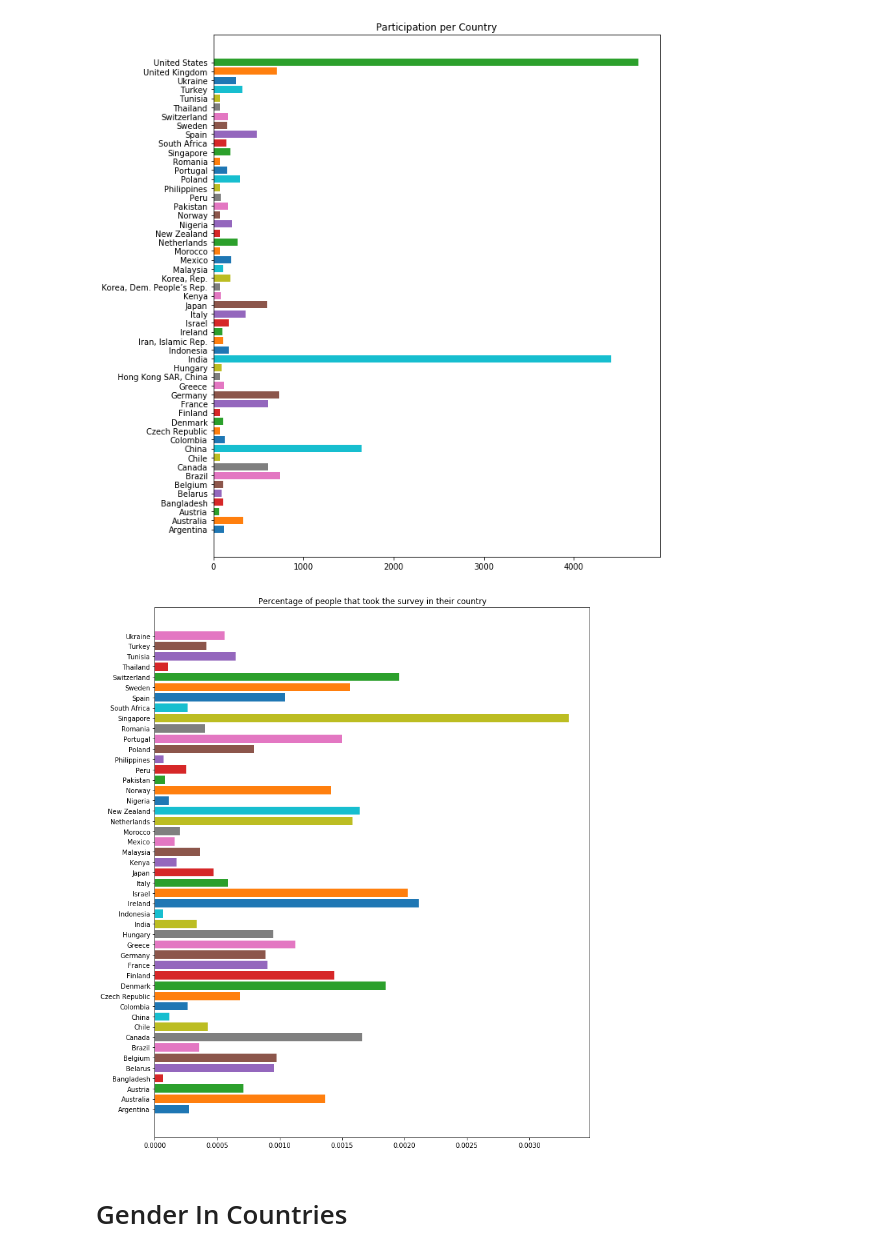
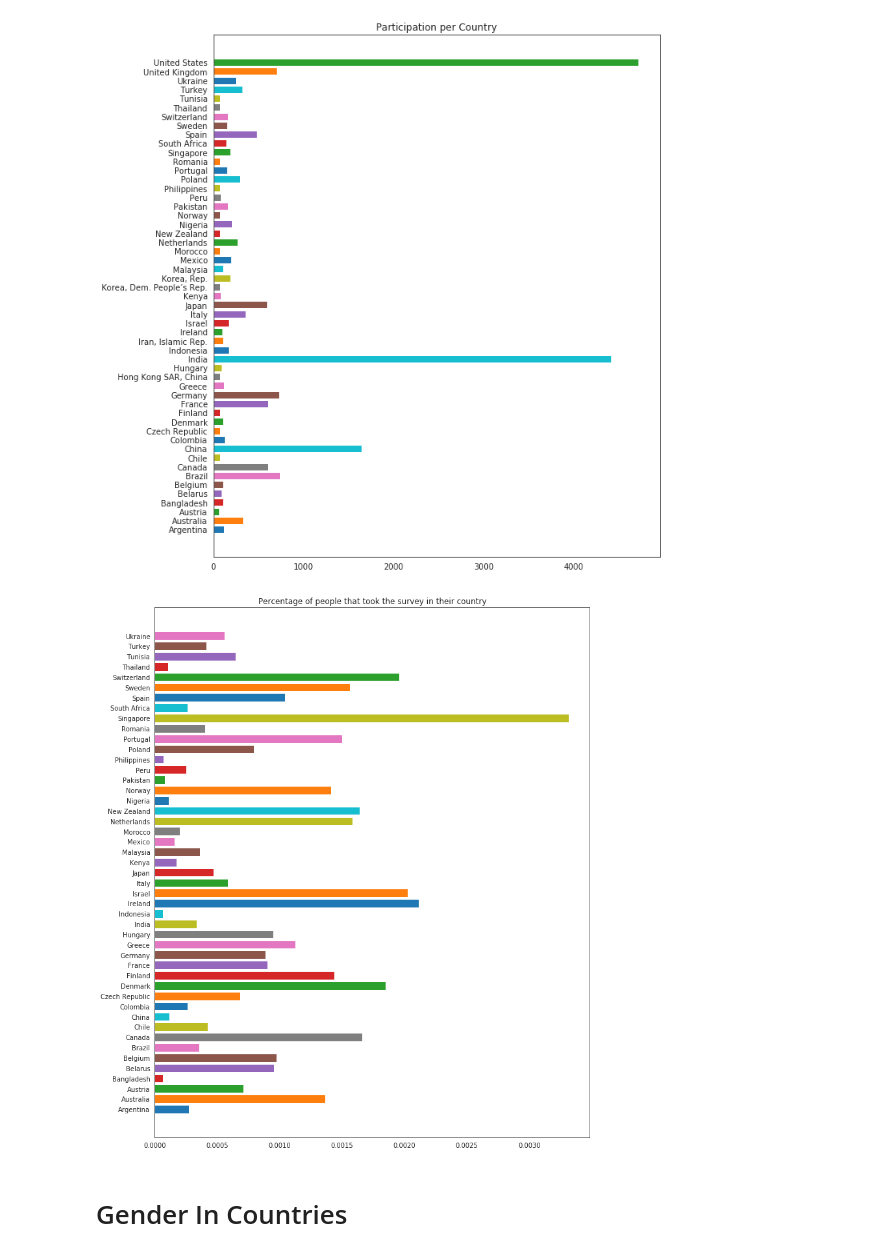
Before and after one commit to JoseMontanaC/JoseAlejandroMontana_Final, a Jupyter notebook: JoseAlejandroMontana_Final.ipynb, the cells around one changed output. Cells and saved outputs as stored; diff of their text form; code cells hidden in the pictures.

```diff
--- a/JoseAlejandroMontana_Final.ipynb
+++ b/JoseAlejandroMontana_Final.ipynb
@@ -22,21 +23,22 @@ poblacion=pd.read_csv("https://raw.githubusercontent.com/datasets/population/mas
 population=poblacion.iloc[2624:]
 population=population[population["Year"]==2016]
 # %%
+sns.set_style("white")
 plt.figure(figsize=(10,12))
 for i in population["Country Name"]:
     if i in a:
         plt.barh(i,a[i])
 plt.title("Participation per Country")
 plt.show()
 # %% [output]
-[figure, old version]
+[figure, new version]
 # %%
 population['new_index'] = range(len(population)) #orders the list
 population = population.set_index('new_index')
 proportion = {}
 for l in range(len(population['Country Name'])):
     proportion[population['Country Name'][l]] = population['Value'][l]
-
+sns.set_style("white")
 plt.figure(figsize=(12,15))
 porcentage_data = {}
 for i in population['Country Name']:
@@ -46,7 +48,7 @@ for i in population['Country Name']:
 plt.title('Percentage of people that took the survey in their country')
 plt.show()
 # %% [output]
-[figure, old version]
+[figure, new version]
 # %% [markdown]
 # Gender In Countries
 # %%
```
Also changed, not shown: parts of 9 cells of this notebook.
